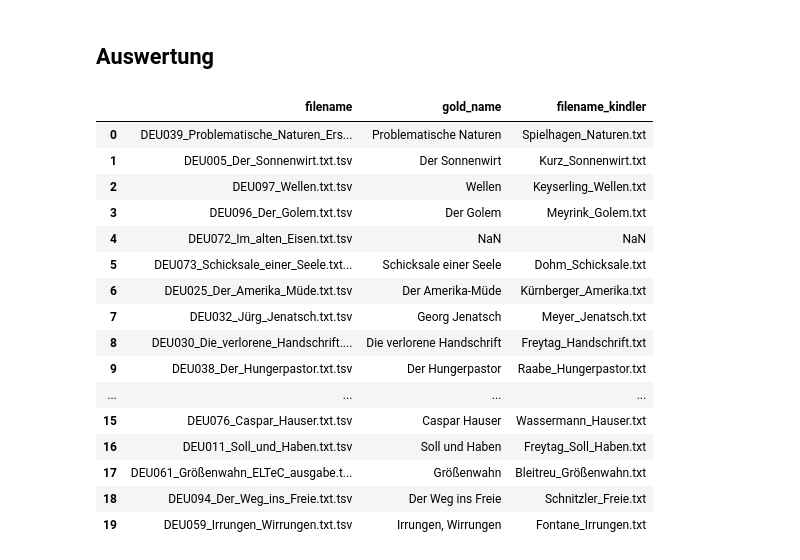
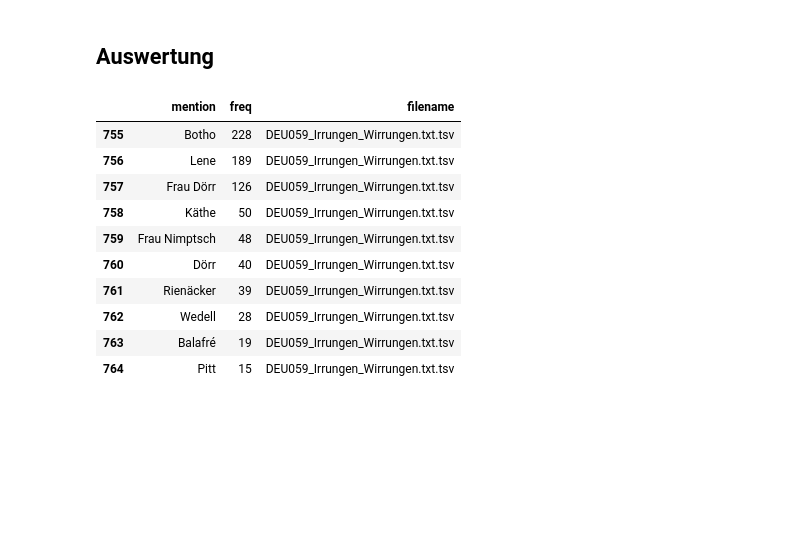
Before and after one commit to aehrm/seminar_cls_2023, a Jupyter notebook: 03_LLpro_Figuren.ipynb, the cells around one changed output. Saved outputs shown, nothing was run; the diff lists cells and outputs as text; code cells hidden in the pictures; blank space fills up the shorter version.

```diff
--- a/03_LLpro_Figuren.ipynb
+++ b/03_LLpro_Figuren.ipynb
@@ -136,22 +136,17 @@ gold = pandas.read_csv('Romanauswahl_Hauptfiguren_Goldstandard.csv', index_col=N
+# %%
+freq_texts[freq_texts.filename.str.contains('Irrungen')][:10]
+# %% [output]
+|  | mention | freq | filename |
+| 755 | Botho | 228 | DEU059_Irrungen_Wirrungen.txt.tsv |
+| 756 | Lene | 189 | DEU059_Irrungen_Wirrungen.txt.tsv |
+| 757 | Frau Dörr | 126 | DEU059_Irrungen_Wirrungen.txt.tsv |
+| 758 | Käthe | 50 | DEU059_Irrungen_Wirrungen.txt.tsv |
+| 759 | Frau Nimptsch | 48 | DEU059_Irrungen_Wirrungen.txt.tsv |
+| 760 | Dörr | 40 | DEU059_Irrungen_Wirrungen.txt.tsv |
+| 761 | Rienäcker | 39 | DEU059_Irrungen_Wirrungen.txt.tsv |
+| 762 | Wedell | 28 | DEU059_Irrungen_Wirrungen.txt.tsv |
+| 763 | Balafré | 19 | DEU059_Irrungen_Wirrungen.txt.tsv |
+| 764 | Pitt | 15 | DEU059_Irrungen_Wirrungen.txt.tsv |
 # %%
 text_mapping = pandas.read_csv('mapping.csv')
-text_mapping
-# %% [output]
-|  | filename | gold_name | filename_kindler |
-| 0 | DEU039_Problematische_Naturen_Ers... | Problematische Naturen | Spielhagen_Naturen.txt |
-| 1 | DEU005_Der_Sonnenwirt.txt.tsv | Der Sonnenwirt | Kurz_Sonnenwirt.txt |
-| 2 | DEU097_Wellen.txt.tsv | Wellen | Keyserling_Wellen.txt |
-| 3 | DEU096_Der_Golem.txt.tsv | Der Golem | Meyrink_Golem.txt |
-| 4 | DEU072_Im_alten_Eisen.txt.tsv | NaN | NaN |
-| 5 | DEU073_Schicksale_einer_Seele.txt... | Schicksale einer Seele | Dohm_Schicksale.txt |
-| 6 | DEU025_Der_Amerika_Müde.txt.tsv | Der Amerika-Müde | Kürnberger_Amerika.txt |
-| 7 | DEU032_Jürg_Jenatsch.txt.tsv | Georg Jenatsch | Meyer_Jenatsch.txt |
-| 8 | DEU030_Die_verlorene_Handschrift.... | Die verlorene Handschrift | Freytag_Handschrift.txt |
-| 9 | DEU038_Der_Hungerpastor.txt.tsv | Der Hungerpastor | Raabe_Hungerpastor.txt |
-| ... | ... | ... | ... |
-| 15 | DEU076_Caspar_Hauser.txt.tsv | Caspar Hauser | Wassermann_Hauser.txt |
-| 16 | DEU011_Soll_und_Haben.txt.tsv | Soll und Haben | Freytag_Soll_Haben.txt |
-| 17 | DEU061_Größenwahn_ELTeC_ausgabe.t... | Größenwahn | Bleitreu_Größenwahn.txt |
-| 18 | DEU094_Der_Weg_ins_Freie.txt.tsv | Der Weg ins Freie | Schnitzler_Freie.txt |
-| 19 | DEU059_Irrungen_Wirrungen.txt.tsv | Irrungen, Wirrungen | Fontane_Irrungen.txt |
 # %%
```
Also changed, not shown: parts of 6 cells of this notebook, 3 other files.
